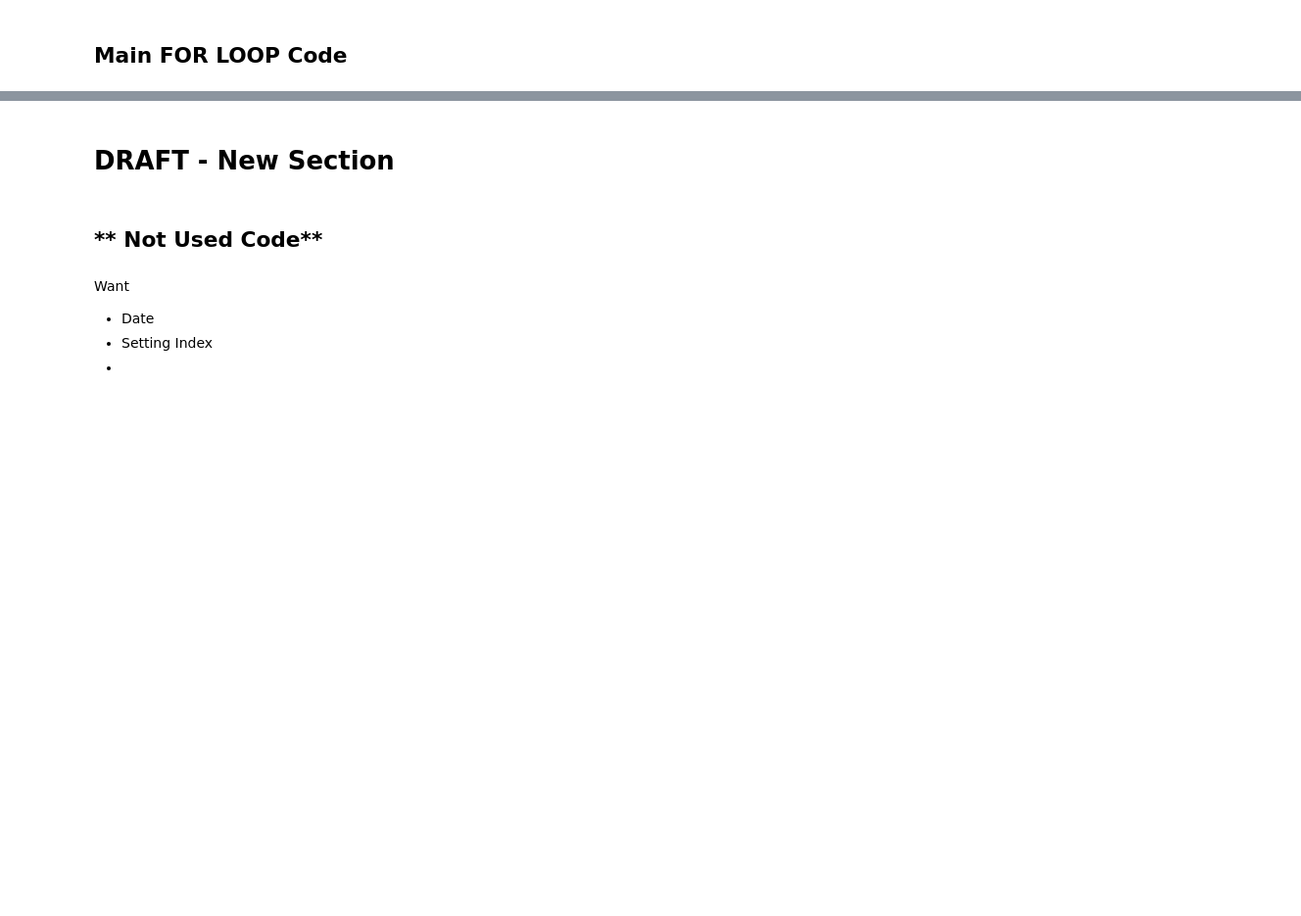
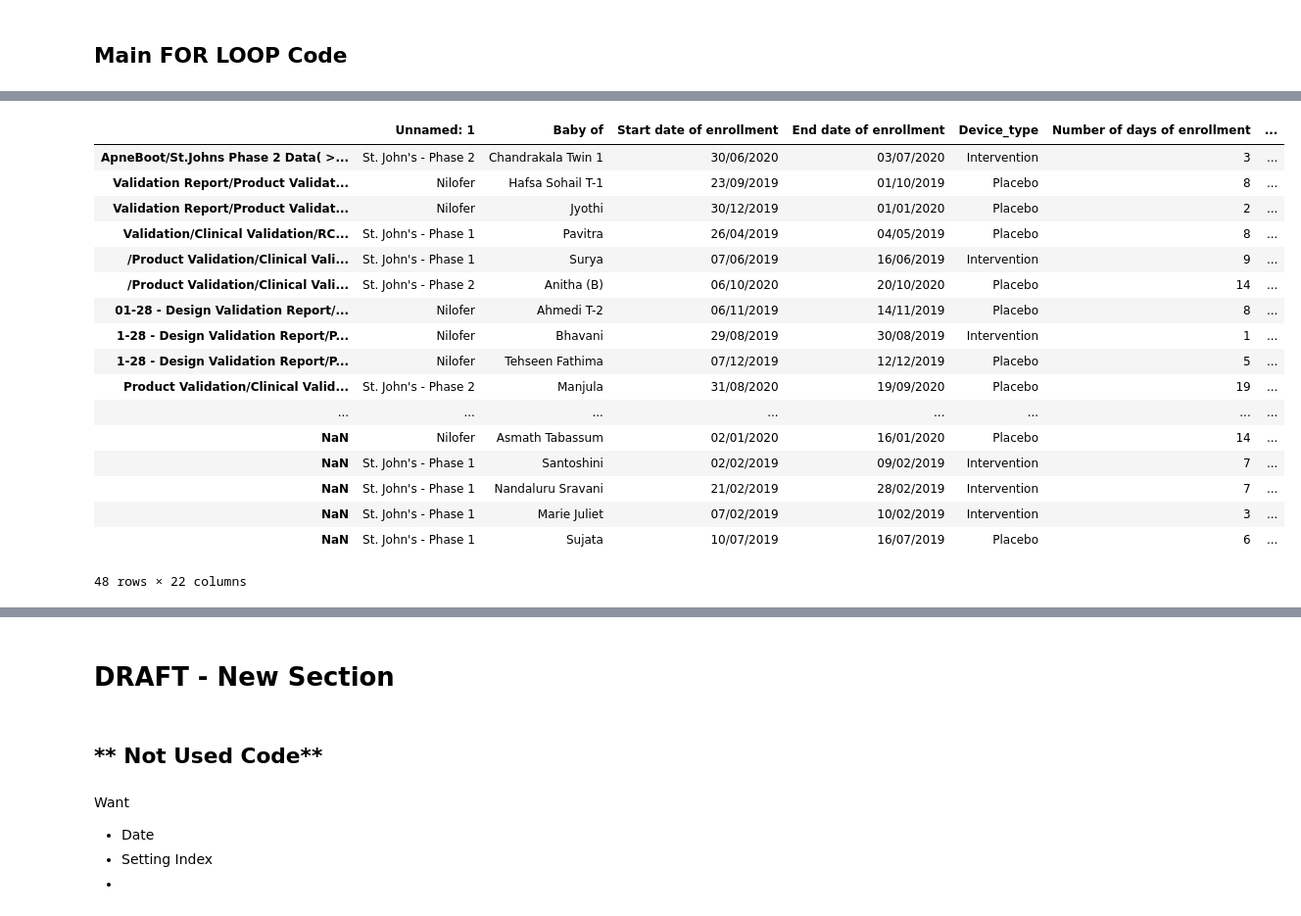
Before and after one commit to ratulbempu/ApneBoot-Clinical-Data-Analysis, a Jupyter notebook: 230301 - AB Clinical Data Analysis.ipynb, the cells around one changed output, grey strips where cells are left out. Shown at 98% size. Cells and saved outputs as stored; diff of their text form; code cells hidden in the pictures; blank space fills up the shorter version.

Commit message:
Added match table for joining with Mona's sheet.

```diff
--- a/230301 - AB Clinical Data Analysis.ipynb
+++ b/230301 - AB Clinical Data Analysis.ipynb
@@ -1811,0 +1840,71 @@ df_s
+# %%
+### Match Table
+startpath = "/content/drive/MyDrive/Improve World Health/BEMPU Quality Management System Folder (Created by RN 211005)/3 - Product Specific Documents (TCF, etc)/BHPL-DHF – Design and Development/3)DHF-APNEBOOT_Rev 00/4. Design Verification _ Validation/DHF-01-28 - Design Validation Report/Product Validation/Clinical Validation/RCT ApneBoot/"
+lookup_fn = "230310 AB RCT - Data Collection Summary RNv1 - Data Analysis Summary_Ratul.csv"
+clinical_fn = "Overall Clinical Summary - Detailed.xlsx"
+
+os.chdir(startpath)
+df_lookup = pd.read_csv(lookup_fn)
+os.chdir(analysis_path)
+df_clinical = pd.read_excel(clinical_fn)
+
+df_match = df_lookup.set_index('shortpath').join(df_clinical.set_index('path'))
+columns_to_keep = [
+# "Order",
+"Unnamed: 1",
+"Baby of",
+"Start date of enrollment",
+"End date of enrollment",
+"Device_type",
+"Number of days of enrollment",
+"Birth weight (grams)",
+"GA",
+"Sub-Group",
+# "Total hypoxia duration (in secs)",
+# "Total hypoxia duration (in hh:mm:ss)",
+"Ventilation",
+# "86,400",
+# "Time Enrolled (S)",
+# "#Seconds in a day",
+# "% seconds in Hypoxia",
+# "Notes",
+# "Notes 2",
+# "Unnamed: 0",
+# "Name",
+"Time ApneBoot System Was On (hrs)",
+"Time with valid vital and status readings (hrs)",
+"SPO2 - Avg",
+"SPO2 - Std",
+"HR - Avg",
+"HR - Std",
+"Time SPO2 < 85 (hrs}",
+"Time SPO2 < 80(hrs}",
+"Time SPO2 < 75 (hrs}",
+"Time SPO2 < 70 (hrs}",
+"Time SPO2 < 65 (hrs}",
+"model",
+# "data date-time",
+]
+
+df_match = df_match [columns_to_keep]
+display (df_match)
+df_match.to_excel ("4 - Matched Table Summary.xlsx")
+# %% [output]
+|  | Unnamed: 1 | Baby of | Start date of enrollment | End date of enrollment | Device_type | Number of days of enrollment | ... |
+| ApneBoot/St.Johns Phase 2 Data( >... | St. John's - Phase 2 | Chandrakala Twin 1 | 30/06/2020 | 03/07/2020 | Intervention | 3 | ... |
+| Validation Report/Product Validat... | Nilofer | Hafsa Sohail T-1 | 23/09/2019 | 01/10/2019 | Placebo | 8 | ... |
+| Validation Report/Product Validat... | Nilofer | Jyothi | 30/12/2019 | 01/01/2020 | Placebo | 2 | ... |
+| Validation/Clinical Validation/RC... | St. John's - Phase 1 | Pavitra | 26/04/2019 | 04/05/2019 | Placebo | 8 | ... |
+| /Product Validation/Clinical Vali... | St. John's - Phase 1 | Surya | 07/06/2019 | 16/06/2019 | Intervention | 9 | ... |
+| /Product Validation/Clinical Vali... | St. John's - Phase 2 | Anitha (B) | 06/10/2020 | 20/10/2020 | Placebo | 14 | ... |
+| 01-28 - Design Validation Report/... | Nilofer | Ahmedi T-2 | 06/11/2019 | 14/11/2019 | Placebo | 8 | ... |
+| 1-28 - Design Validation Report/P... | Nilofer | Bhavani | 29/08/2019 | 30/08/2019 | Intervention | 1 | ... |
+| 1-28 - Design Validation Report/P... | Nilofer | Tehseen Fathima | 07/12/2019 | 12/12/2019 | Placebo | 5 | ... |
+| Product Validation/Clinical Valid... | St. John's - Phase 2 | Manjula | 31/08/2020 | 19/09/2020 | Placebo | 19 | ... |
+| ... | ... | ... | ... | ... | ... | ... | ... |
+| NaN | Nilofer | Asmath Tabassum | 02/01/2020 | 16/01/2020 | Placebo | 14 | ... |
+| NaN | St. John's - Phase 1 | Santoshini | 02/02/2019 | 09/02/2019 | Intervention | 7 | ... |
+| NaN | St. John's - Phase 1 | Nandaluru Sravani | 21/02/2019 | 28/02/2019 | Intervention | 7 | ... |
+| NaN | St. John's - Phase 1 | Marie Juliet | 07/02/2019 | 10/02/2019 | Intervention | 3 | ... |
+| NaN | St. John's - Phase 1 | Sujata | 10/07/2019 | 16/07/2019 | Placebo | 6 | ... |
+48 rows × 22 columns
```
Also changed, not shown: parts of 34 cells of this notebook.
